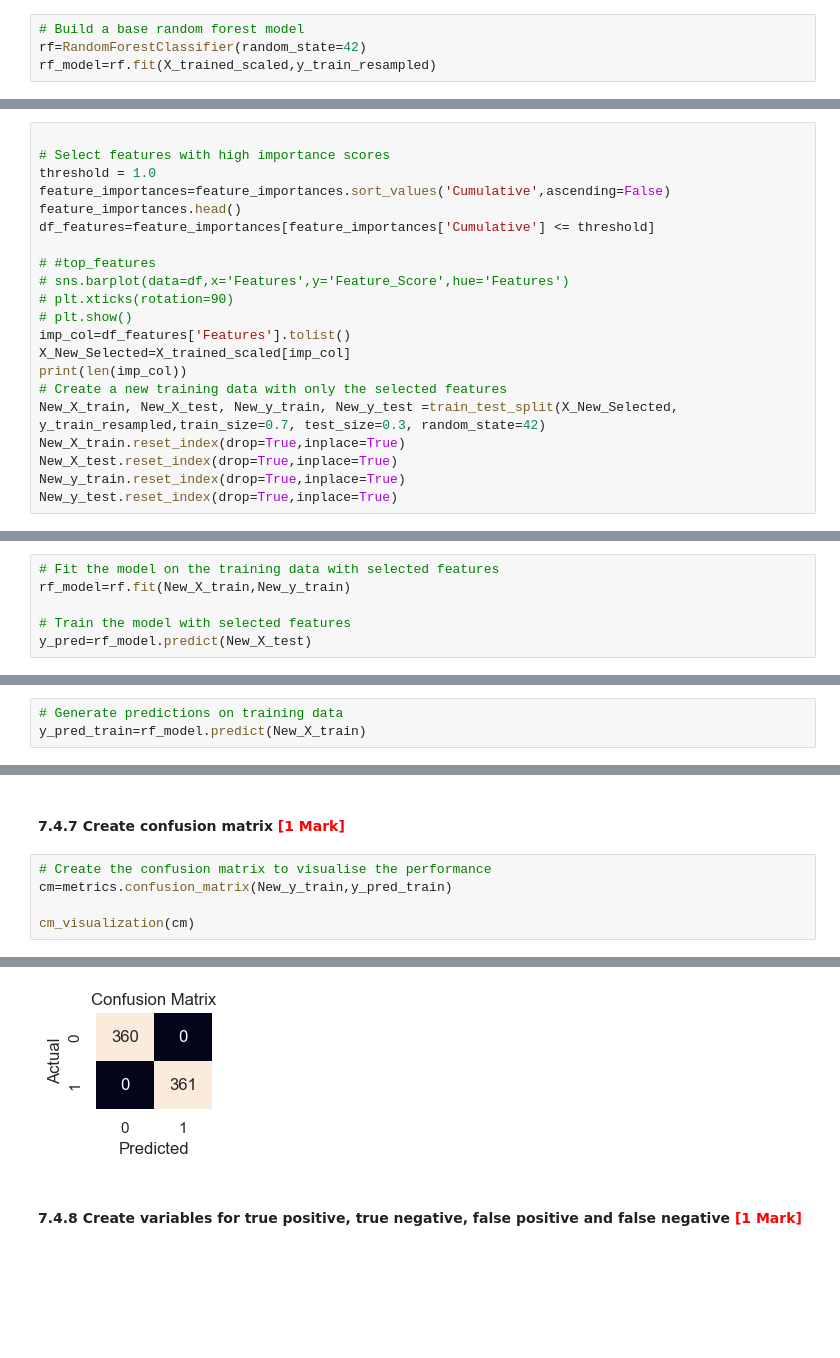
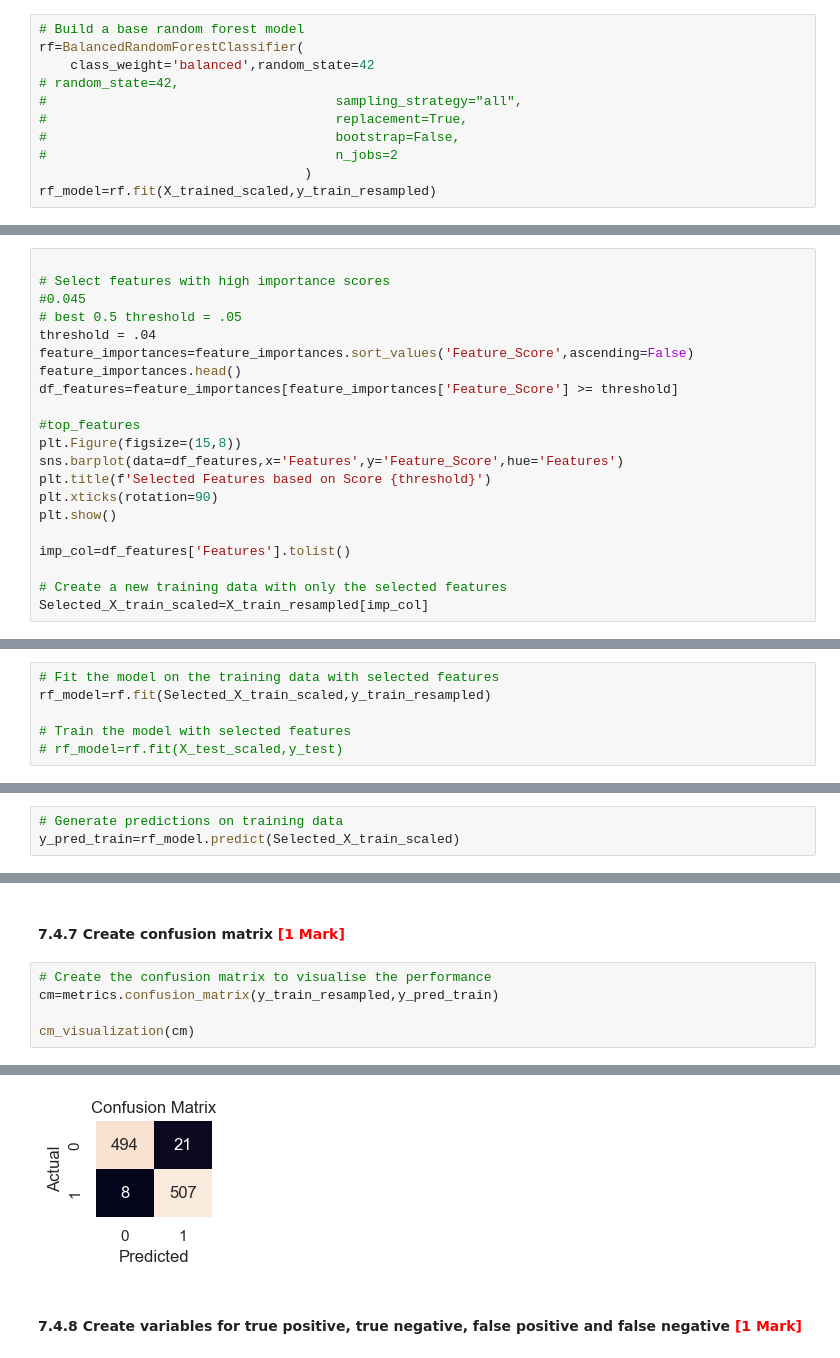
Before and after one commit to niranjantitan76/Fraudulent_Claim_Detection, a Jupyter notebook: Fraudulent_Claim_Detection_Starter.ipynb, the cells around one changed output, grey strips where cells are left out. Cells and saved outputs as stored; diff of their text form; blank space fills up the shorter version.

```diff
--- a/Fraudulent_Claim_Detection_Starter.ipynb
+++ b/Fraudulent_Claim_Detection_Starter.ipynb
@@ -1695,7 +1760,14 @@ from sklearn.model_selection import cross_val_score, GridSearchCV
 #### **7.4.2** Build the random forest model <font color="red">[1 Mark]</font>
 # %%
 # Build a base random forest model
-rf=RandomForestClassifier(random_state=42)
+rf=BalancedRandomForestClassifier(
+    class_weight='balanced',random_state=42
+# random_state=42,
+#                                     sampling_strategy="all",
+#                                     replacement=True,
+#                                     bootstrap=False,
+#                                     n_jobs=2
+                                  )
 rf_model=rf.fit(X_trained_scaled,y_train_resampled)
 # %% [markdown]
 #### **7.4.3** Get feature importance scores and select important features <font color="red">[2 Marks]</font>
@@ -1712,22 +1784,22 @@ feature_importances=pd.DataFrame({
 # %%
 
 # Select features with high importance scores
-threshold = 1.0
-feature_importances=feature_importances.sort_values('Cumulative',ascending=False)
+#0.045
+# best 0.5 threshold = .05
+threshold = .04
+feature_importances=feature_importances.sort_values('Feature_Score',ascending=False)
 feature_importances.head()
-df_features=feature_importances[feature_importances['Cumulative'] <= threshold]
+df_features=feature_importances[feature_importances['Feature_Score'] >= threshold]
 
-# #top_features
-# sns.barplot(data=df,x='Features',y='Feature_Score',hue='Features')
-# plt.xticks(rotation=90)
-# plt.show()
+#top_features
+plt.Figure(figsize=(15,8))
+sns.barplot(data=df_features,x='Features',y='Feature_Score',hue='Features')
+plt.title(f'Selected Features based on Score {threshold}')
+plt.xticks(rotation=90)
+plt.show()
+
 imp_col=df_features['Features'].tolist()
-X_New_Selected=X_trained_scaled[imp_col]
-print(len(imp_col))
+
 # Create a new training data with only the selected features
-New_X_train, New_X_test, New_y_train, New_y_test =train_test_split(X_New_Selected, y_train_resampled,train_size=0.7, test_size=0.3, random_state=42)
-New_X_train.reset_index(drop=True,inplace=True)
-New_X_test.reset_index(drop=True,inplace=True)
-New_y_train.reset_index(drop=True,inplace=True)
-New_y_test.reset_index(drop=True,inplace=True)
+Selected_X_train_scaled=X_train_resampled[imp_col]
 # %% [output]
@@ -1740,15 +1808,15 @@ New_X_train.shape,New_X_test.shape,New_y_train.shape,New_y_test.shape
 #### **7.4.4** Train the model with selected features <font color="red">[1 Mark]</font>
 # %%
 # Fit the model on the training data with selected features
-rf_model=rf.fit(New_X_train,New_y_train)
+rf_model=rf.fit(Selected_X_train_scaled,y_train_resampled)
 
 # Train the model with selected features
-y_pred=rf_model.predict(New_X_test)
+# rf_model=rf.fit(X_test_scaled,y_test)
 # %% [markdown]
 #### **7.4.5** Generate predictions on the training data <font color="red">[1 Mark]</font>
 # %%
 # Generate predictions on training data
-y_pred_train=rf_model.predict(New_X_train)
+y_pred_train=rf_model.predict(Selected_X_train_scaled)
 # %% [markdown]
 #### **7.4.6** Check accuracy of the model <font color="red">[1 Mark]</font>
 # %%
@@ -1762,7 +1829,7 @@ Accuracy on Train: 1.0
 #### **7.4.7** Create confusion matrix <font color="red">[1 Mark]</font>
 # %%
 # Create the confusion matrix to visualise the performance
-cm=metrics.confusion_matrix(New_y_train,y_pred_train)
+cm=metrics.confusion_matrix(y_train_resampled,y_pred_train)
 
 cm_visualization(cm)
 # %% [output]
@@ -1771,4 +1838,4 @@ cm_visualization(cm)
-[figure, old version]
+[figure, new version]
 # %% [markdown]
 #### **7.4.8** Create variables for true positive, true negative, false positive and false negative <font color="red">[1 Mark]</font>
 # %%
```
Also changed, not shown: parts of 90 cells of this notebook.
